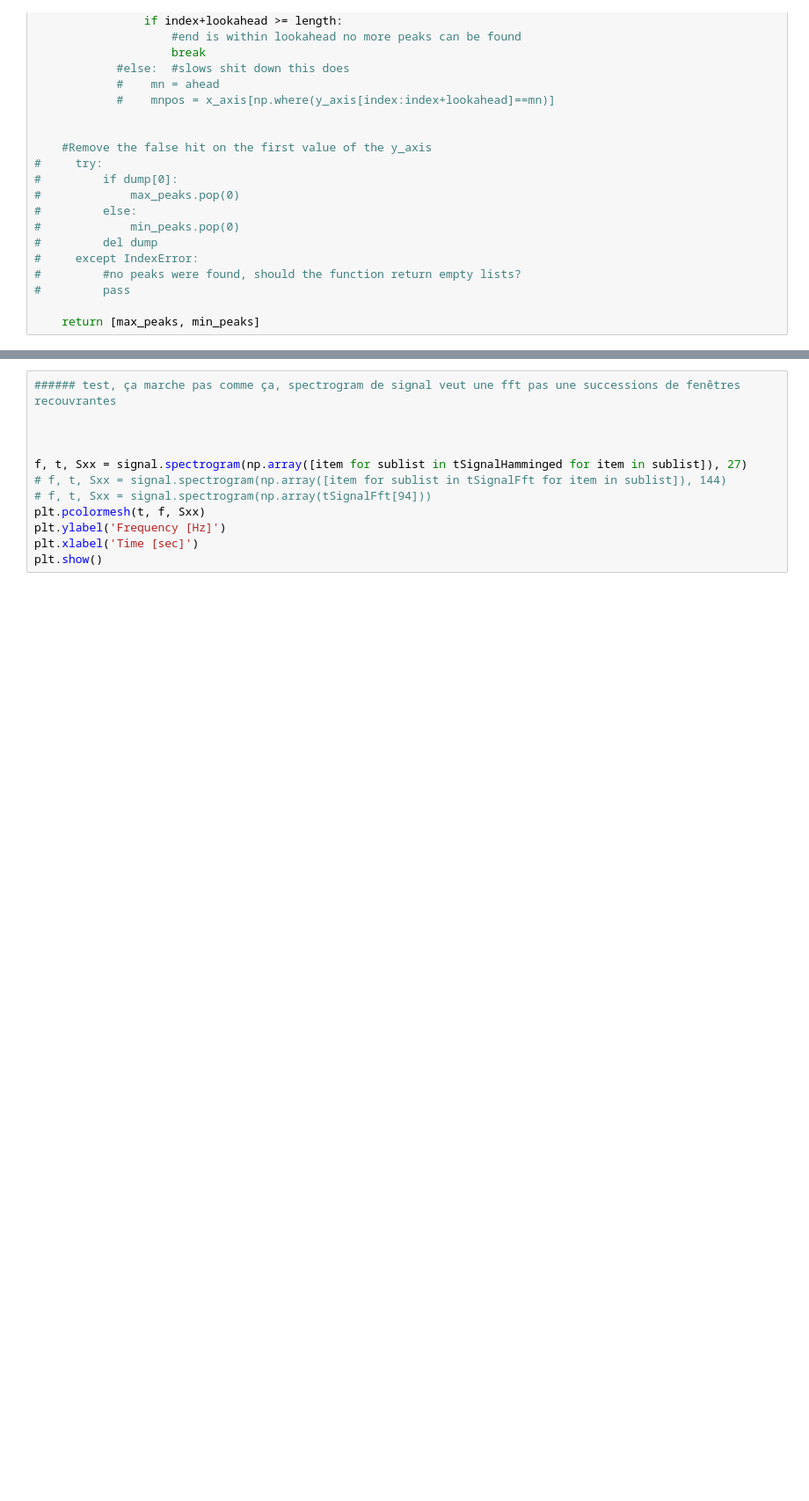
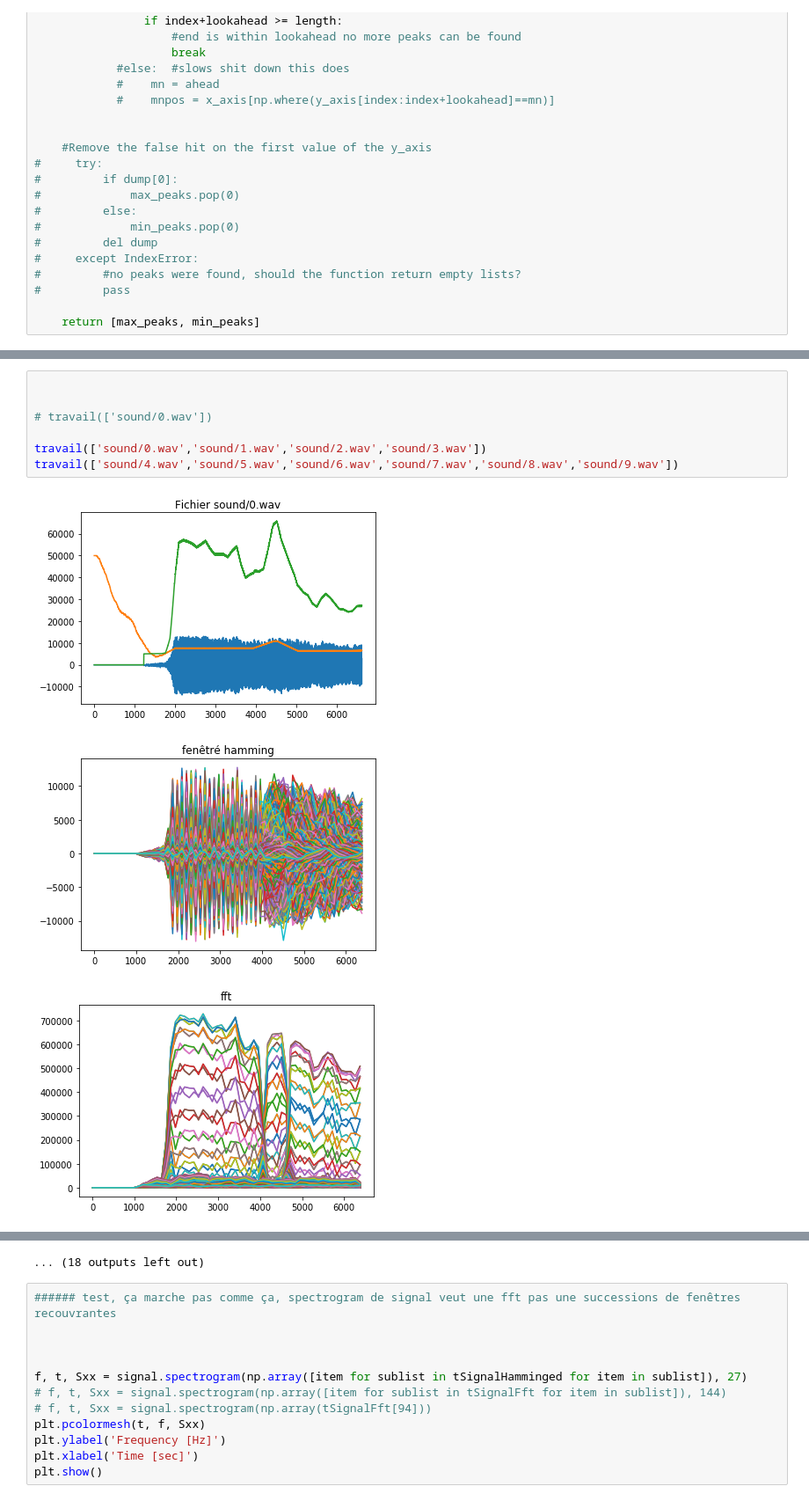
Before and after one commit to Ydeshors/reconnaissance_r2d2, a Jupyter notebook: jupy.ipynb, the cells around one changed output, grey strips where cells are left out. Shown at 88% size. Drawn from its saved outputs; the diff is of its cells as text; blank space fills up the shorter version.

```diff
--- a/jupy.ipynb
+++ b/jupy.ipynb
@@ -417,0 +455,11 @@ for x in range (len(tSignalFft)):
+# %%
+
+
+# travail(['sound/0.wav'])
+
+travail(['sound/0.wav','sound/1.wav','sound/2.wav','sound/3.wav'])
+travail(['sound/4.wav','sound/5.wav','sound/6.wav','sound/7.wav','sound/8.wav','sound/9.wav'])
+# %% [output]
+[figure, added]
+[figure, added]
+[figure, added]
@@ -418,3 +475,4 @@ for x in range (len(tSignalFft)):
+... (18 outputs left out)
 # %%
 ###### test, ça marche pas comme ça, spectrogram de signal veut une fft pas une successions de fenêtres recouvrantes
 
```
Also changed, not shown: parts of 3 cells of this notebook, 1 other file.
